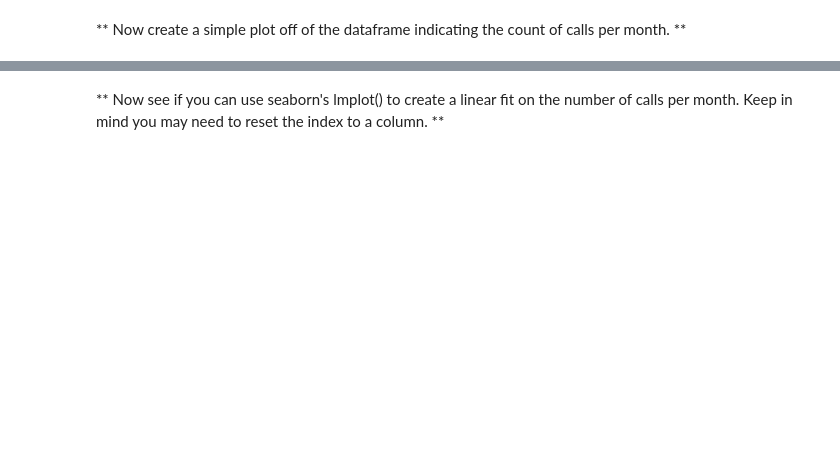
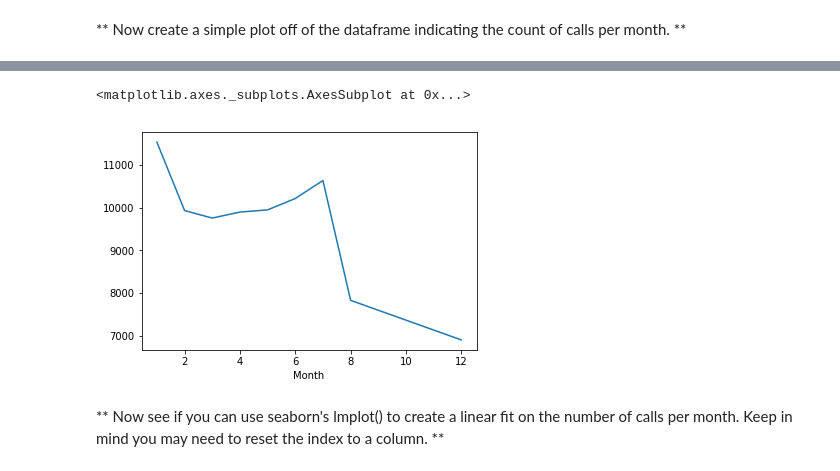
Before and after one commit to M-Younus/ml-py-bootcamp-projs, a Jupyter notebook: capstone/911 Calls Data Capstone Project .ipynb, the cells around one changed output, grey strips where cells are left out. Drawn from its saved outputs; the diff is of its cells as text; code cells hidden in the pictures; blank space fills up the shorter version.

```diff
--- a/capstone/911 Calls Data Capstone Project .ipynb
+++ b/capstone/911 Calls Data Capstone Project .ipynb
@@ -207,0 +247,2 @@ _____
+# %%
+byMonth=df.groupby(by='Month').count()
@@ -214,2 +261,7 @@ _____
+# %%
+byMonth['zip'].plot()
+# %% [output]
+<matplotlib.axes._subplots.AxesSubplot at 0x...>
+[figure, added]
 # %% [markdown]
 ** Now see if you can use seaborn's lmplot() to create a linear fit on the number of calls per month. Keep in mind you may need to reset the index to a column. **
```
Also changed, not shown: parts of 40 cells of this notebook.
